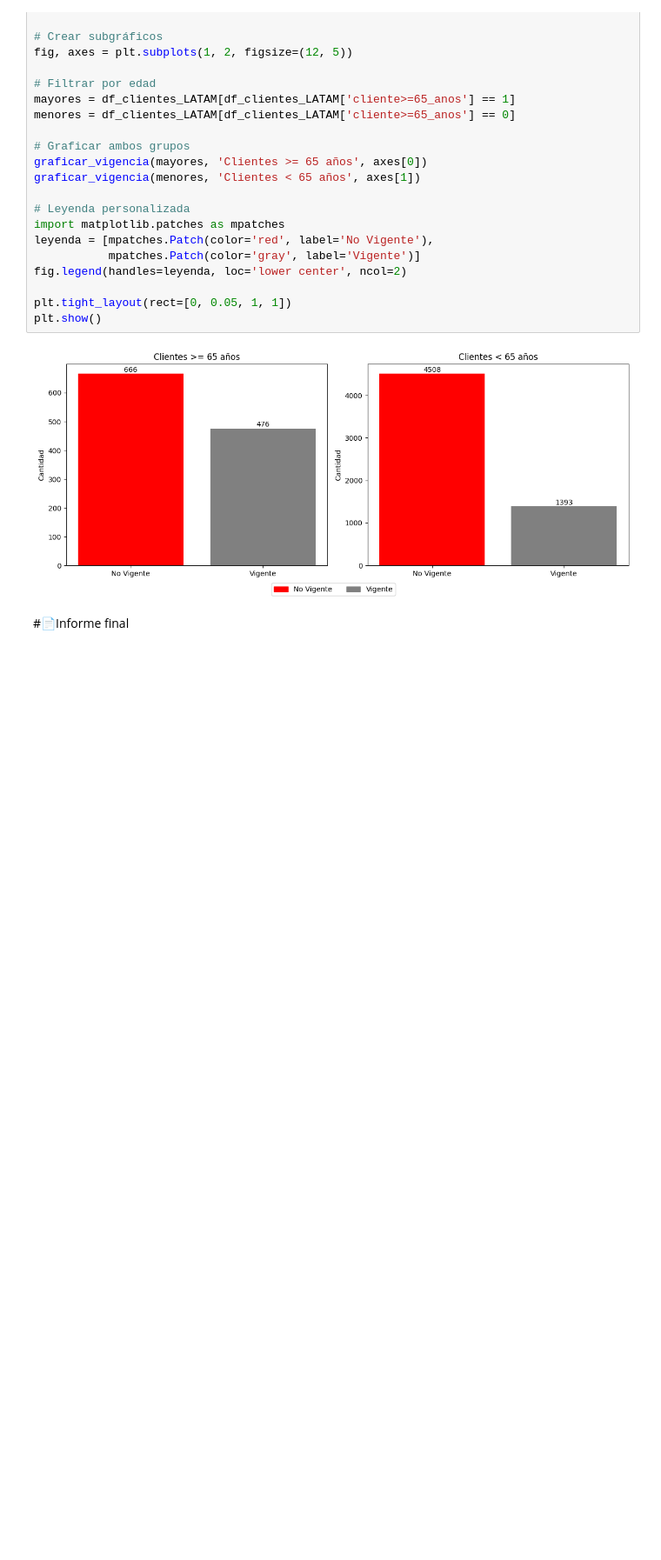
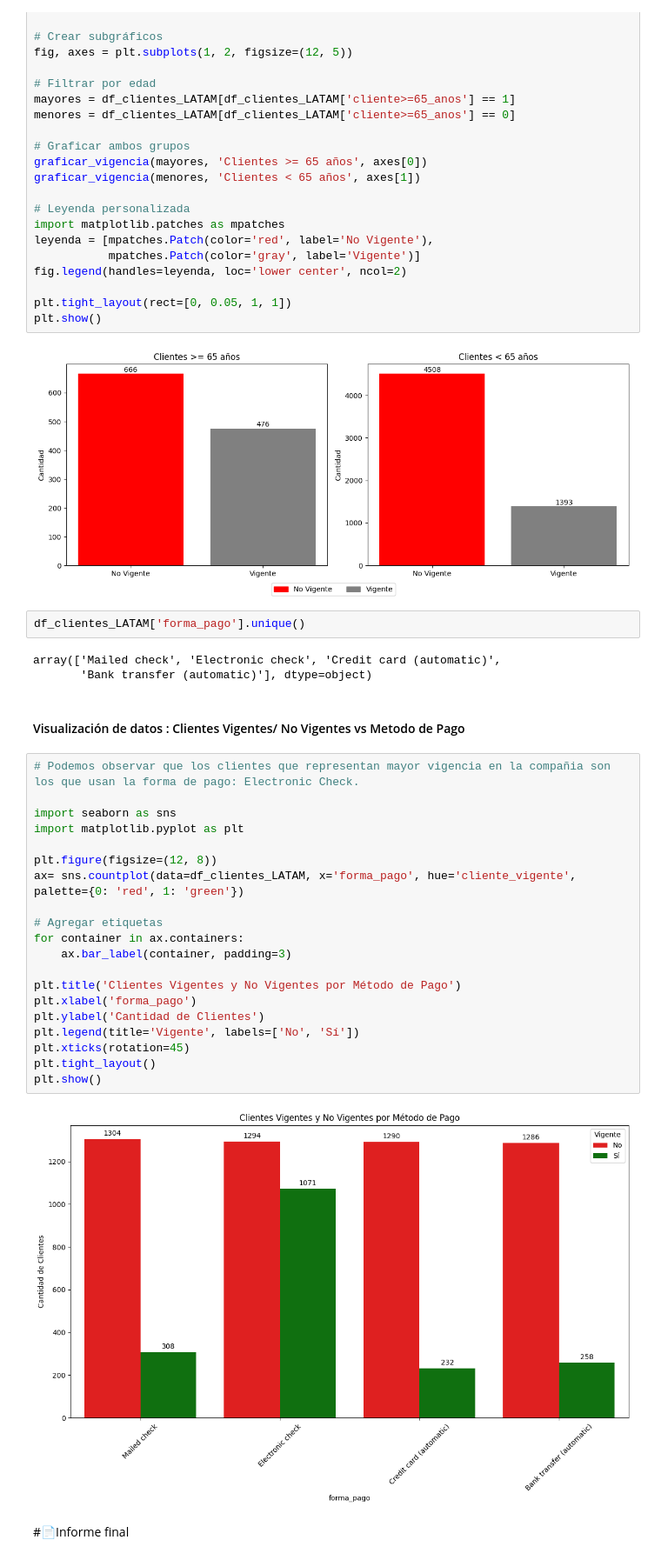
Before and after one commit to Starleen1996/Challenger_Telecom_Latam, a Jupyter notebook: TelecomX_LATAM.ipynb, the cells around one changed output. Shown: that part at 87% size. Cells and saved outputs as stored; diff of their text form; blank space fills up the shorter version.

```diff
--- a/TelecomX_LATAM.ipynb
+++ b/TelecomX_LATAM.ipynb
@@ -653,5 +653,34 @@ plt.tight_layout(rect=[0, 0.05, 1, 1])
 plt.show()
 # %% [output]
 [figure]
+# %%
+df_clientes_LATAM['forma_pago'].unique()
+# %% [output]
+array(['Mailed check', 'Electronic check', 'Credit card (automatic)',
+       'Bank transfer (automatic)'], dtype=object)
+# %% [markdown]
+#### Visualización de datos : Clientes Vigentes/ No Vigentes vs Metodo de Pago
+# %%
+# Podemos observar que los clientes que representan mayor vigencia en la compañia son los que usan la forma de pago: Electronic Check.
+
+import seaborn as sns
+import matplotlib.pyplot as plt
+
+plt.figure(figsize=(12, 8))
+ax= sns.countplot(data=df_clientes_LATAM, x='forma_pago', hue='cliente_vigente', palette={0: 'red', 1: 'green'})
+
+# Agregar etiquetas
+for container in ax.containers:
+    ax.bar_label(container, padding=3)
+
+plt.title('Clientes Vigentes y No Vigentes por Método de Pago')
+plt.xlabel('forma_pago')
+plt.ylabel('Cantidad de Clientes')
+plt.legend(title='Vigente', labels=['No', 'Sí'])
+plt.xticks(rotation=45)
+plt.tight_layout()
+plt.show()
+# %% [output]
+[figure, added]
 # %% [markdown]
 #📄Informe final
```
